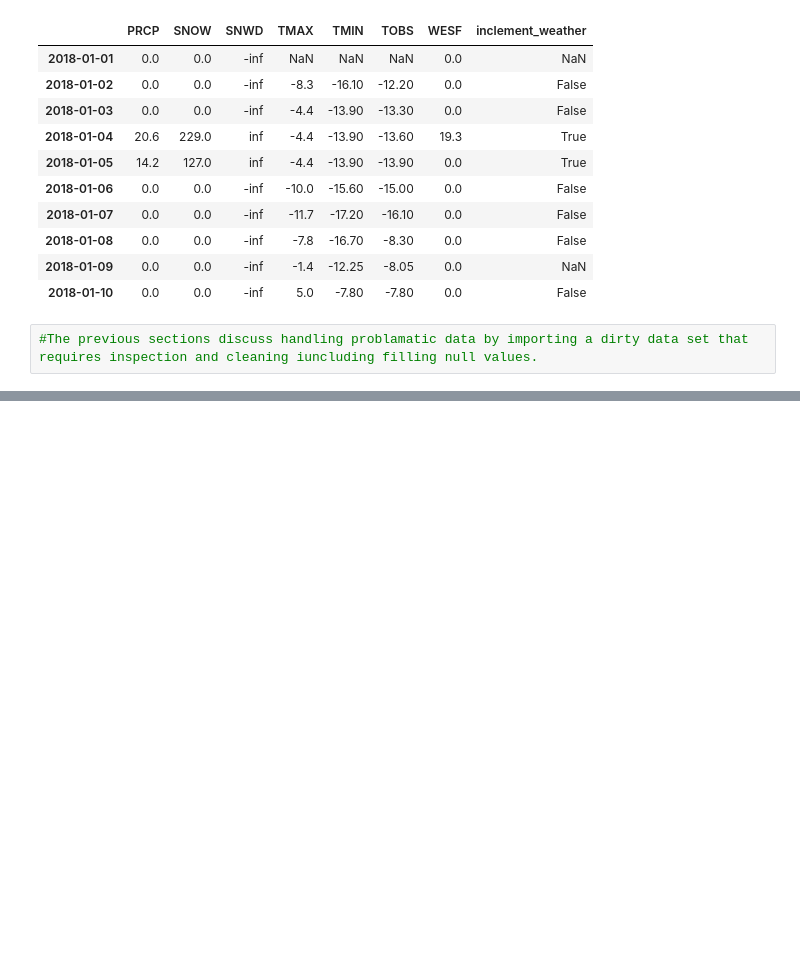
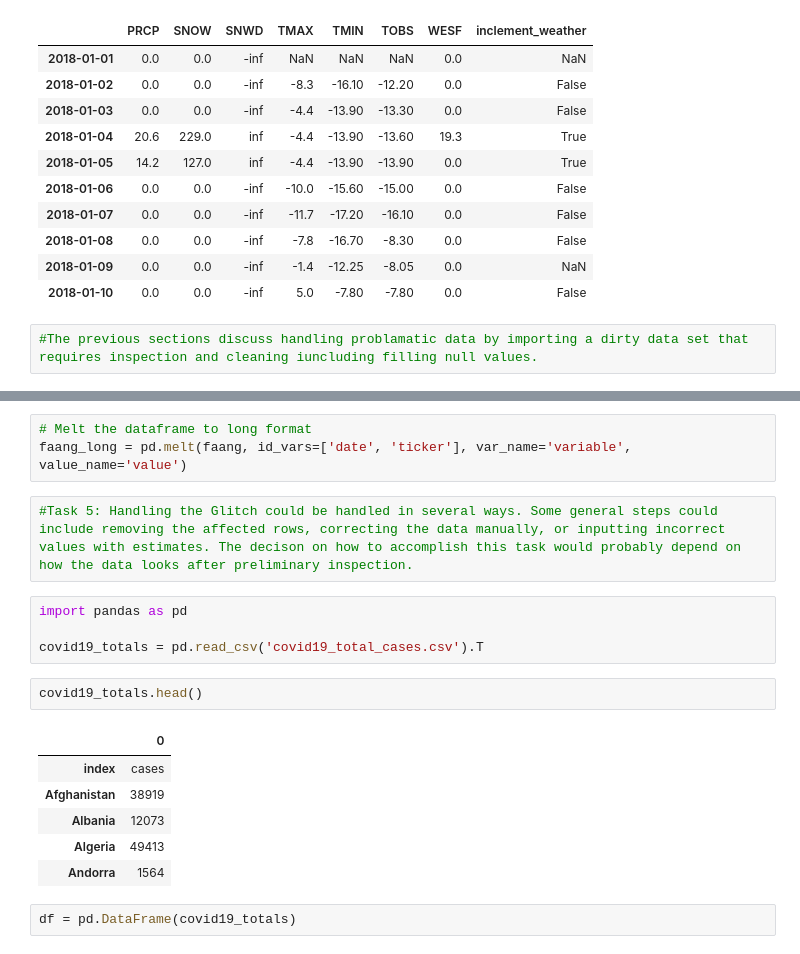
Before and after one commit to marcsegal/ITEC6720, a Jupyter notebook: ch_03/exercises/segal_assign3.ipynb, the cells around one changed output, grey strips where cells are left out. Cells and saved outputs as stored; diff of their text form; blank space fills up the shorter version.

```diff
--- a/ch_03/segal_assign3.ipynb
+++ b/ch_03/exercises/segal_assign3.ipynb
@@ -1426,0 +1478,20 @@ df_deduped\
+# %%
+# Melt the dataframe to long format
+faang_long = pd.melt(faang, id_vars=['date', 'ticker'], var_name='variable', value_name='value')
+# %%
+#Task 5: Handling the Glitch could be handled in several ways. Some general steps could include removing the affected rows, correcting the data manually, or inputting incorrect values with estimates. The decison on how to accomplish this task would probably depend on how the data looks after preliminary inspection.
+# %%
+import pandas as pd
+
+covid19_totals = pd.read_csv('covid19_total_cases.csv').T
+# %%
+covid19_totals.head()
+# %% [output]
+|  | 0 |
+| index | cases |
+| Afghanistan | 38919 |
+| Albania | 12073 |
+| Algeria | 49413 |
+| Andorra | 1564 |
+# %%
+df = pd.DataFrame(covid19_totals)
```
Also changed, not shown: parts of 3 cells of this notebook, 1 other file.
